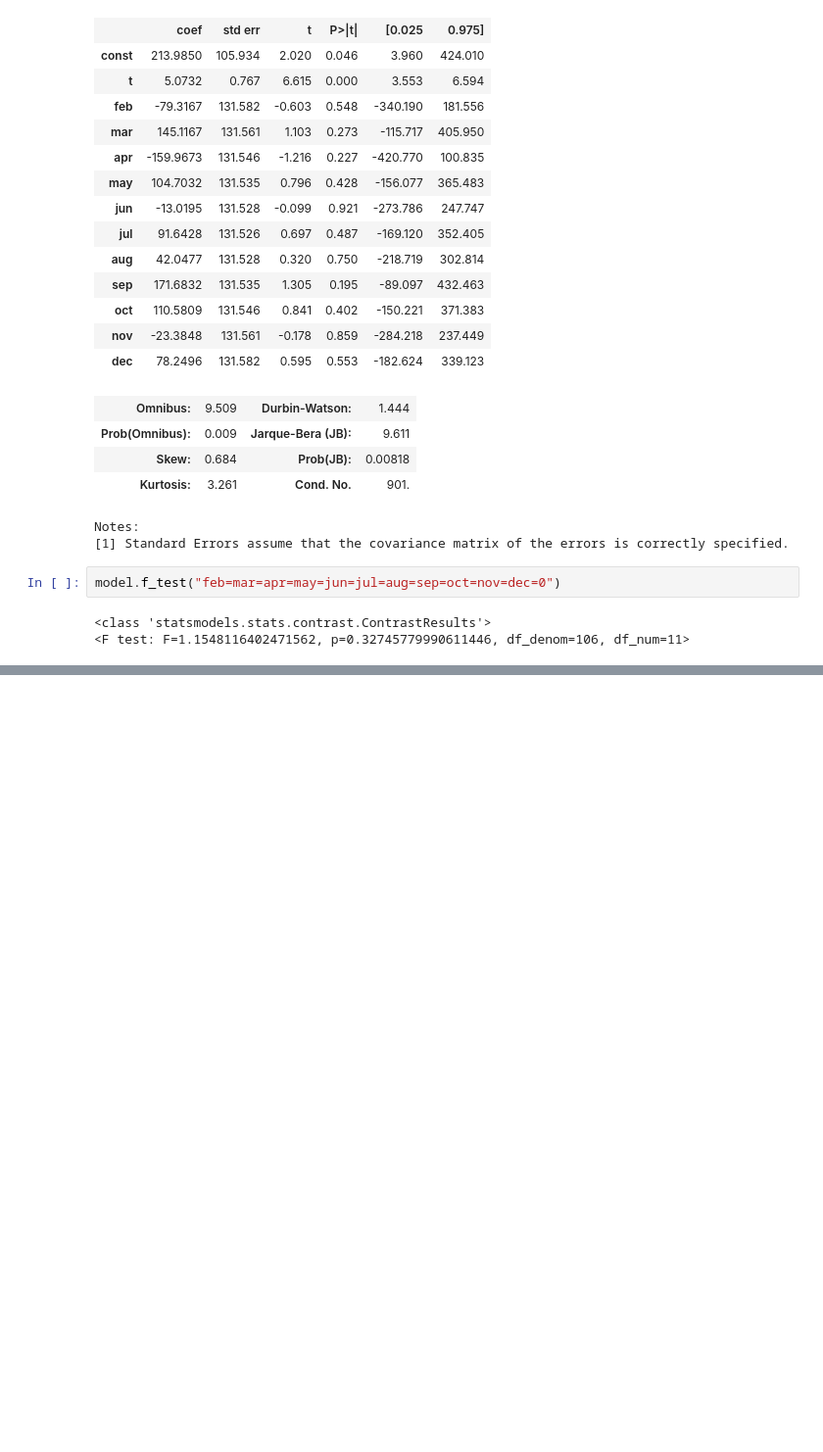
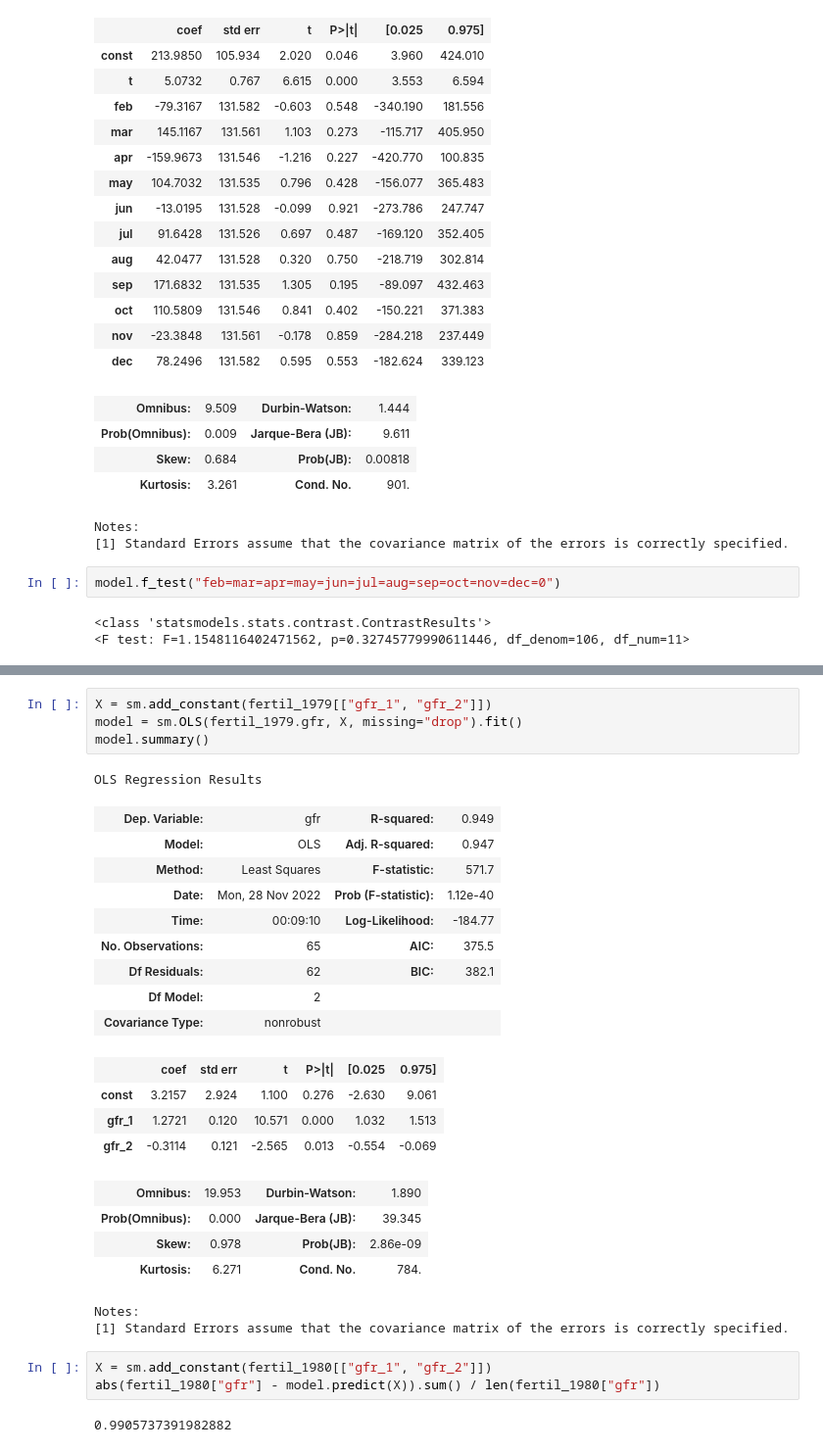
Before and after one commit to systemchalk/wooldridge_workbook, a Jupyter notebook: ch18.ipynb, the cells around one changed output, grey strips where cells are left out. Shown at 98% size. Saved outputs shown, nothing was run; the diff lists cells and outputs as text; blank space fills up the shorter version.

```diff
--- a/ch18.ipynb
+++ b/ch18.ipynb
@@ -556,0 +629,30 @@ C7.iv Results from the dummies above. The p-value for the f-test is 0.33. We do
+# %%
+X = sm.add_constant(fertil_1979[["gfr_1", "gfr_2"]])
+model = sm.OLS(fertil_1979.gfr, X, missing="drop").fit()
+model.summary()
+# %% [output]
+OLS Regression Results
+| Dep. Variable: | gfr | R-squared: | 0.949 |
+| Model: | OLS | Adj. R-squared: | 0.947 |
+| Method: | Least Squares | F-statistic: | 571.7 |
+| Date: | Mon, 28 Nov 2022 | Prob (F-statistic): | 1.12e-40 |
+| Time: | 00:09:10 | Log-Likelihood: | -184.77 |
+| No. Observations: | 65 | AIC: | 375.5 |
+| Df Residuals: | 62 | BIC: | 382.1 |
+| Df Model: | 2 |  |  |
+| Covariance Type: | nonrobust |  |  |
+|  | coef | std err | t | P>|t| | [0.025 | 0.975] |
+| const | 3.2157 | 2.924 | 1.100 | 0.276 | -2.630 | 9.061 |
+| gfr_1 | 1.2721 | 0.120 | 10.571 | 0.000 | 1.032 | 1.513 |
+| gfr_2 | -0.3114 | 0.121 | -2.565 | 0.013 | -0.554 | -0.069 |
+| Omnibus: | 19.953 | Durbin-Watson: | 1.890 |
+| Prob(Omnibus): | 0.000 | Jarque-Bera (JB): | 39.345 |
+| Skew: | 0.978 | Prob(JB): | 2.86e-09 |
+| Kurtosis: | 6.271 | Cond. No. | 784. |
+Notes:
+[1] Standard Errors assume that the covariance matrix of the errors is correctly specified.
+# %%
+X = sm.add_constant(fertil_1980[["gfr_1", "gfr_2"]])
+abs(fertil_1980["gfr"] - model.predict(X)).sum() / len(fertil_1980["gfr"])
+# %% [output]
+0.9905737391982882
```
Also changed, not shown: parts of 27 cells of this notebook.
